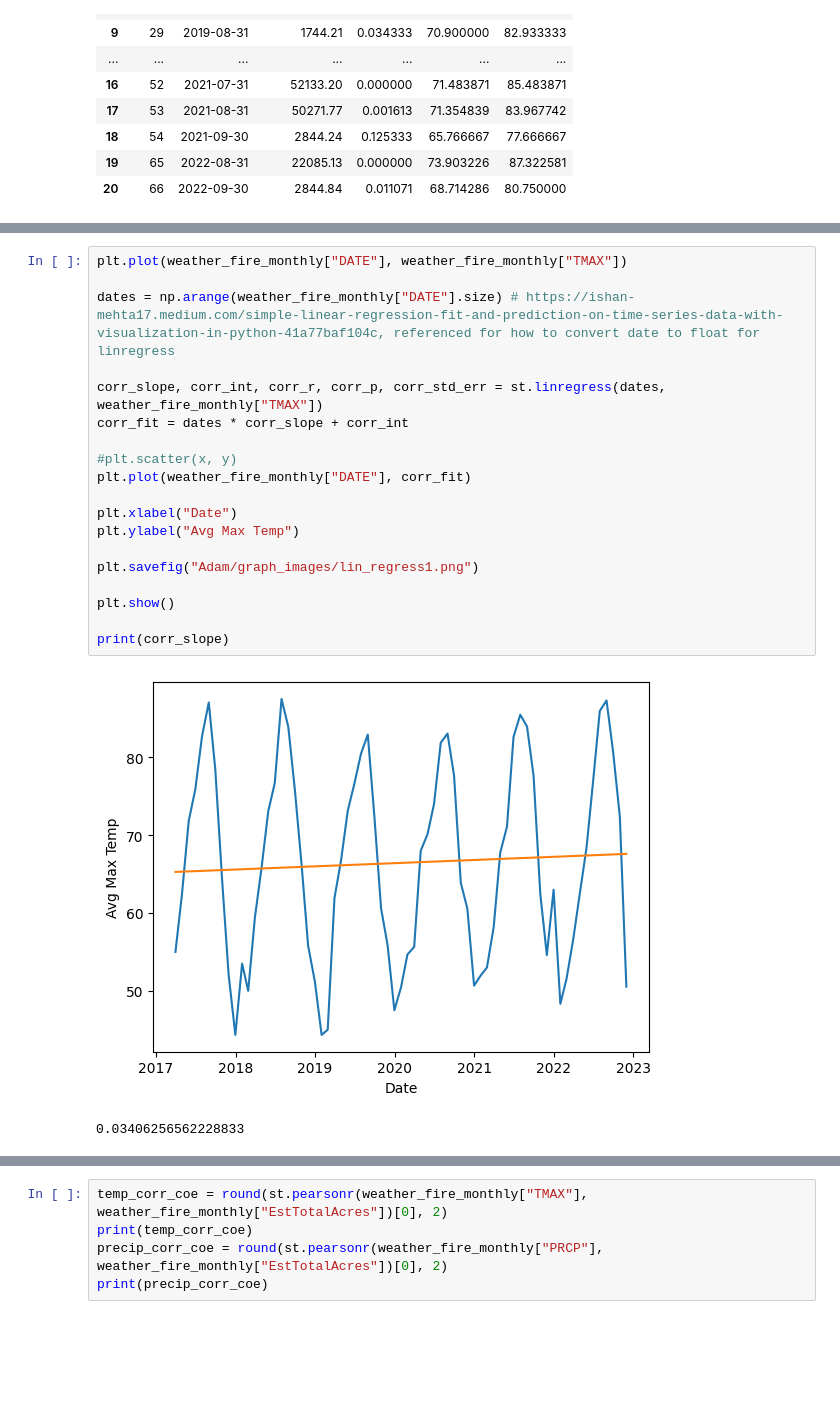
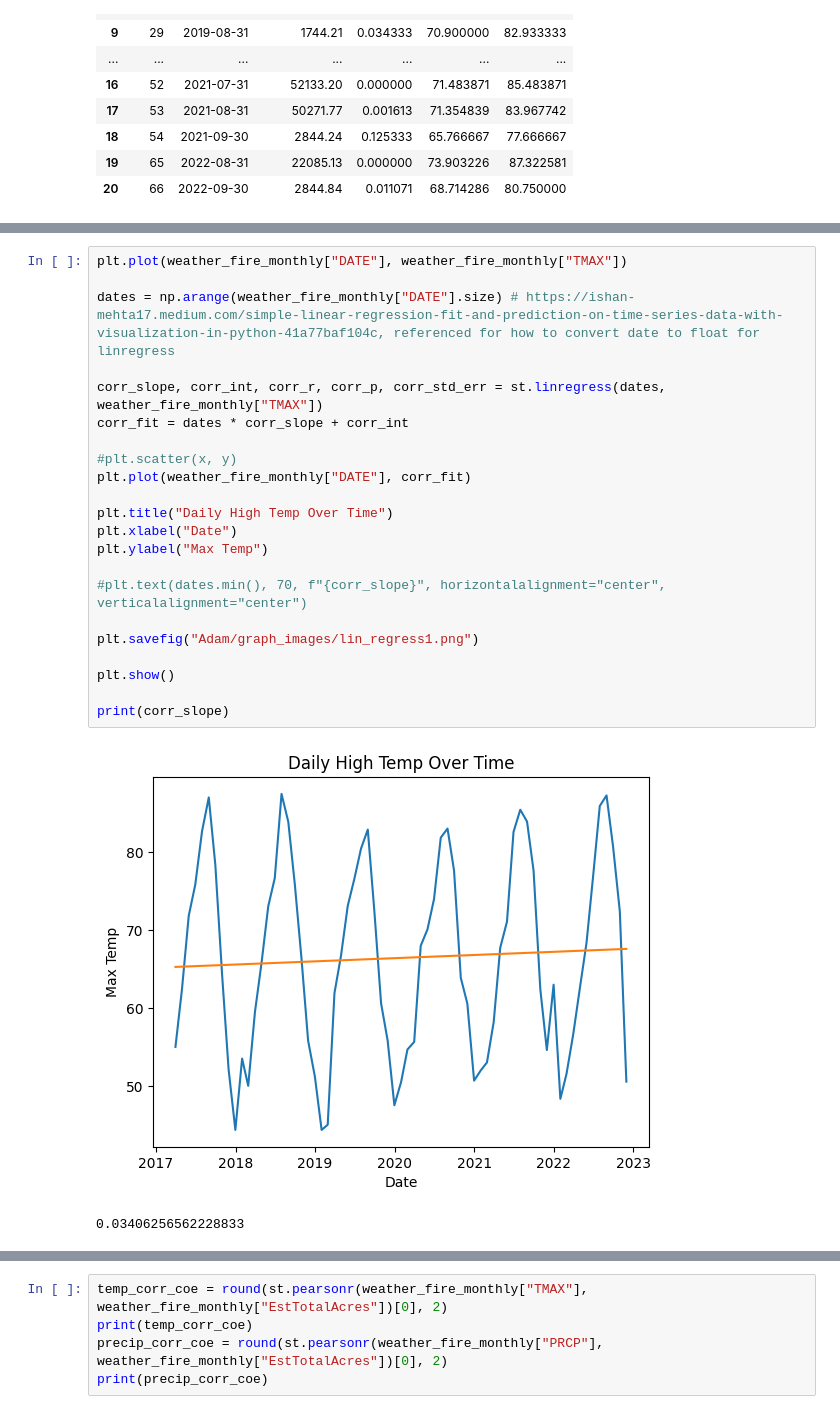
Before and after one commit to ctetreault13/Project-1-Oregon-Fire-and-wheel, a Jupyter notebook: Project_1_Oregon_Fires.ipynb, the cells around one changed output, grey strips where cells are left out. Saved outputs shown, nothing was run; the diff lists cells and outputs as text; blank space fills up the shorter version.

```diff
--- a/Project_1_Oregon_Fires.ipynb
+++ b/Project_1_Oregon_Fires.ipynb
@@ -298,24 +300,27 @@ plt.show()
 # %%
 plt.plot(weather_fire_monthly["DATE"], weather_fire_monthly["TMAX"])
 
 dates = np.arange(weather_fire_monthly["DATE"].size) # https://ishan-mehta17.medium.com/simple-linear-regression-fit-and-prediction-on-time-series-data-with-visualization-in-python-41a77baf104c, referenced for how to convert date to float for linregress
 
 corr_slope, corr_int, corr_r, corr_p, corr_std_err = st.linregress(dates, weather_fire_monthly["TMAX"])
 corr_fit = dates * corr_slope + corr_int
 
 #plt.scatter(x, y)
 plt.plot(weather_fire_monthly["DATE"], corr_fit)
 
+plt.title("Daily High Temp Over Time")
 plt.xlabel("Date")
-plt.ylabel("Avg Max Temp")
+plt.ylabel("Max Temp")
+
+#plt.text(dates.min(), 70, f"{corr_slope}", horizontalalignment="center", verticalalignment="center")
 
 plt.savefig("Adam/graph_images/lin_regress1.png")
 
 plt.show()
 
 print(corr_slope)
 # %% [output]
-[figure, old version]
+[figure, new version]
 0.03406256562228833
 # %%
 fig, ax = plt.subplots()
```
Also changed, not shown: parts of 3 cells of this notebook, 4 other files.
